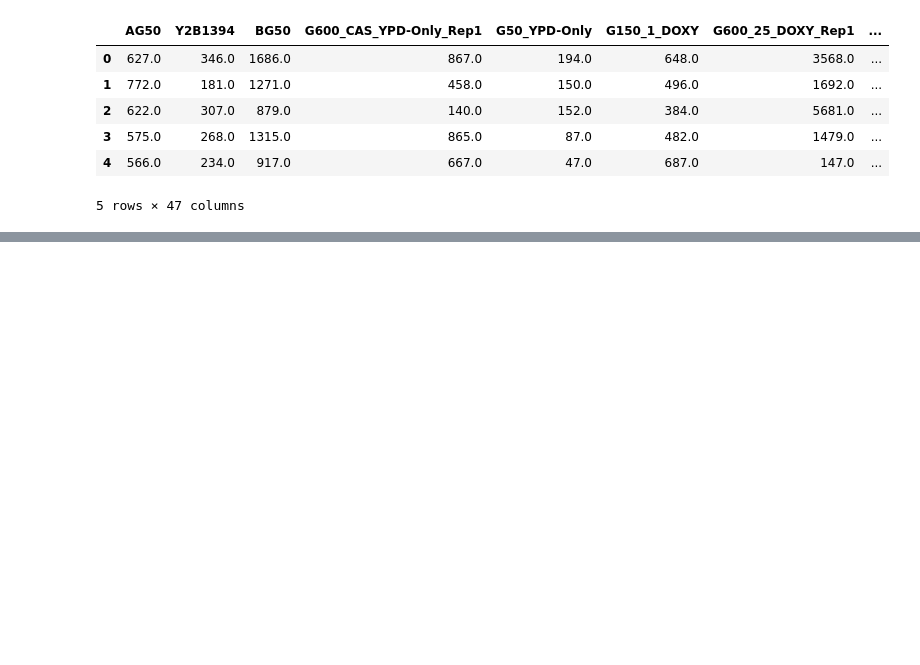
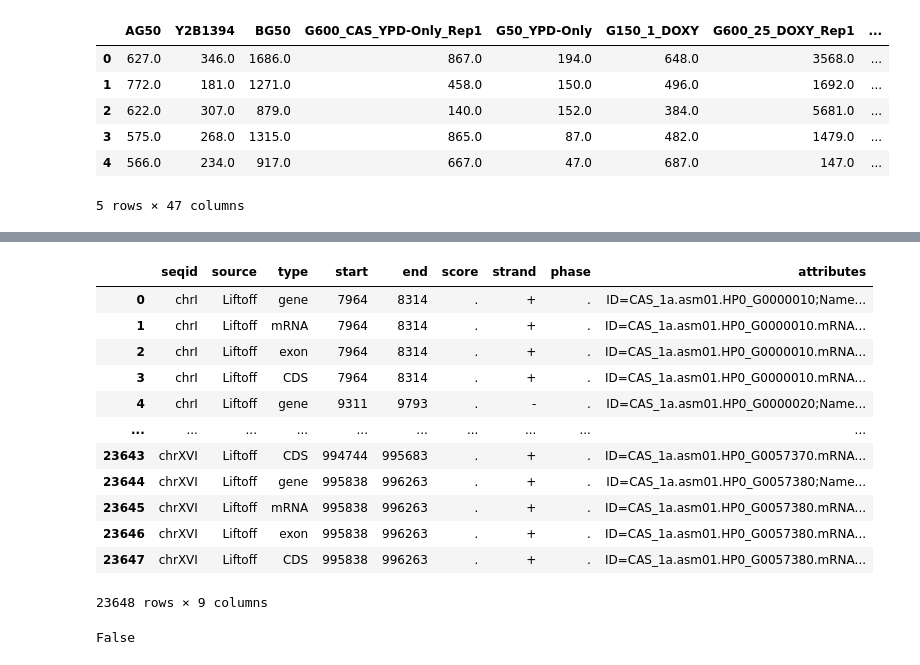
Before and after one commit to Chrom125/T2TyDNA, a Jupyter notebook: workflow/scr/telomere_pictures.ipynb, the cells around one changed output, grey strips where cells are left out. Cells and saved outputs as stored; diff of their text form; code cells hidden in the pictures; blank space fills up the shorter version.

```diff
--- a/workflow/scr/telomere_pictures.ipynb
+++ b/workflow/scr/telomere_pictures.ipynb
@@ -1086,0 +1219,42 @@ data_test.head()
+# %%
+gff_cols = ['seqid', 'source', 'type', 'start', 'end', 'score', 'strand', 'phase', 'attributes']
+
+gff_50 = pd.read_csv("../../results/G50_25_DOXY/G50_25_DOXY_annotation.gff3",
+                 sep='\t',
+                 comment='#',
+                 names=gff_cols)
+
+gff_150 = pd.read_csv("../../results/G150_25_DOXY/G150_25_DOXY_annotation.gff3",
+                 sep='\t',
+                 comment='#',
+                 names=gff_cols)
+
+gff_600_Rep1 = pd.read_csv("../../results/G600_CAS_25_DOXY_Rep1/G600_CAS_25_DOXY_Rep1_annotation.gff3",
+                 sep='\t',
+                 comment='#',
+                 names=gff_cols)
+
+gff_600_Rep2 = pd.read_csv("../../results/G600_CAS_25_DOXY_Rep2/G600_CAS_25_DOXY_Rep2_annotation.gff3",
+                 sep='\t',
+                 comment='#',
+                 names=gff_cols)
+
+gff_50
+# %% [output]
+|  | seqid | source | type | start | end | score | strand | phase | attributes |
+| 0 | chrI | Liftoff | gene | 7964 | 8314 | . | + | . | ID=CAS_1a.asm01.HP0_G0000010;Name... |
+| 1 | chrI | Liftoff | mRNA | 7964 | 8314 | . | + | . | ID=CAS_1a.asm01.HP0_G0000010.mRNA... |
+| 2 | chrI | Liftoff | exon | 7964 | 8314 | . | + | . | ID=CAS_1a.asm01.HP0_G0000010.mRNA... |
+| 3 | chrI | Liftoff | CDS | 7964 | 8314 | . | + | . | ID=CAS_1a.asm01.HP0_G0000010.mRNA... |
+| 4 | chrI | Liftoff | gene | 9311 | 9793 | . | - | . | ID=CAS_1a.asm01.HP0_G0000020;Name... |
+| ... | ... | ... | ... | ... | ... | ... | ... | ... | ... |
+| 23643 | chrXVI | Liftoff | CDS | 994744 | 995683 | . | + | . | ID=CAS_1a.asm01.HP0_G0057370.mRNA... |
+| 23644 | chrXVI | Liftoff | gene | 995838 | 996263 | . | + | . | ID=CAS_1a.asm01.HP0_G0057380;Name... |
+| 23645 | chrXVI | Liftoff | mRNA | 995838 | 996263 | . | + | . | ID=CAS_1a.asm01.HP0_G0057380.mRNA... |
+| 23646 | chrXVI | Liftoff | exon | 995838 | 996263 | . | + | . | ID=CAS_1a.asm01.HP0_G0057380.mRNA... |
+| 23647 | chrXVI | Liftoff | CDS | 995838 | 996263 | . | + | . | ID=CAS_1a.asm01.HP0_G0057380.mRNA... |
+23648 rows × 9 columns
+# %%
+"TLC1" in gff_50_filtred["names"].values
+# %% [output]
+False
```
Also changed, not shown: parts of 40 cells of this notebook, 6 other files.
